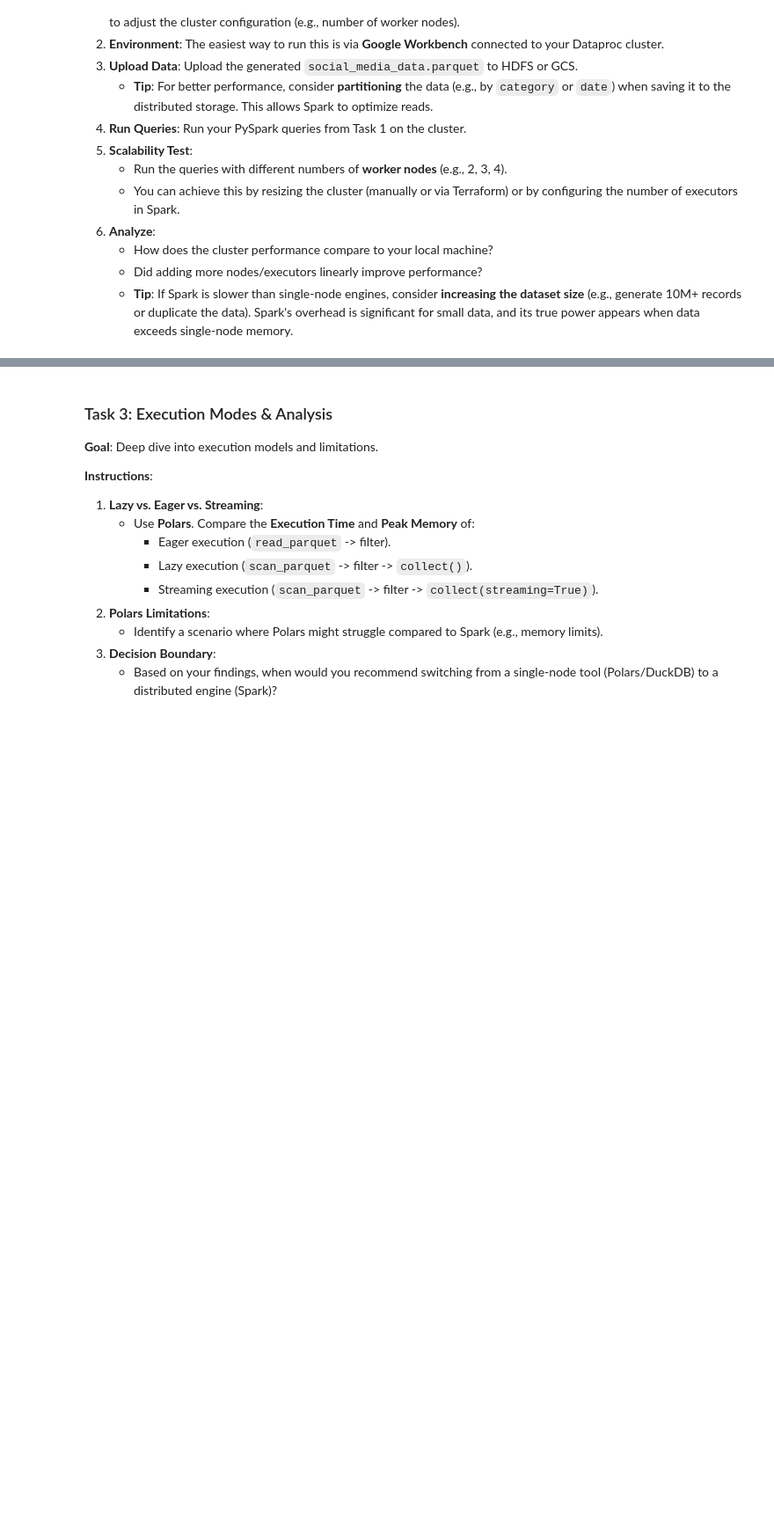
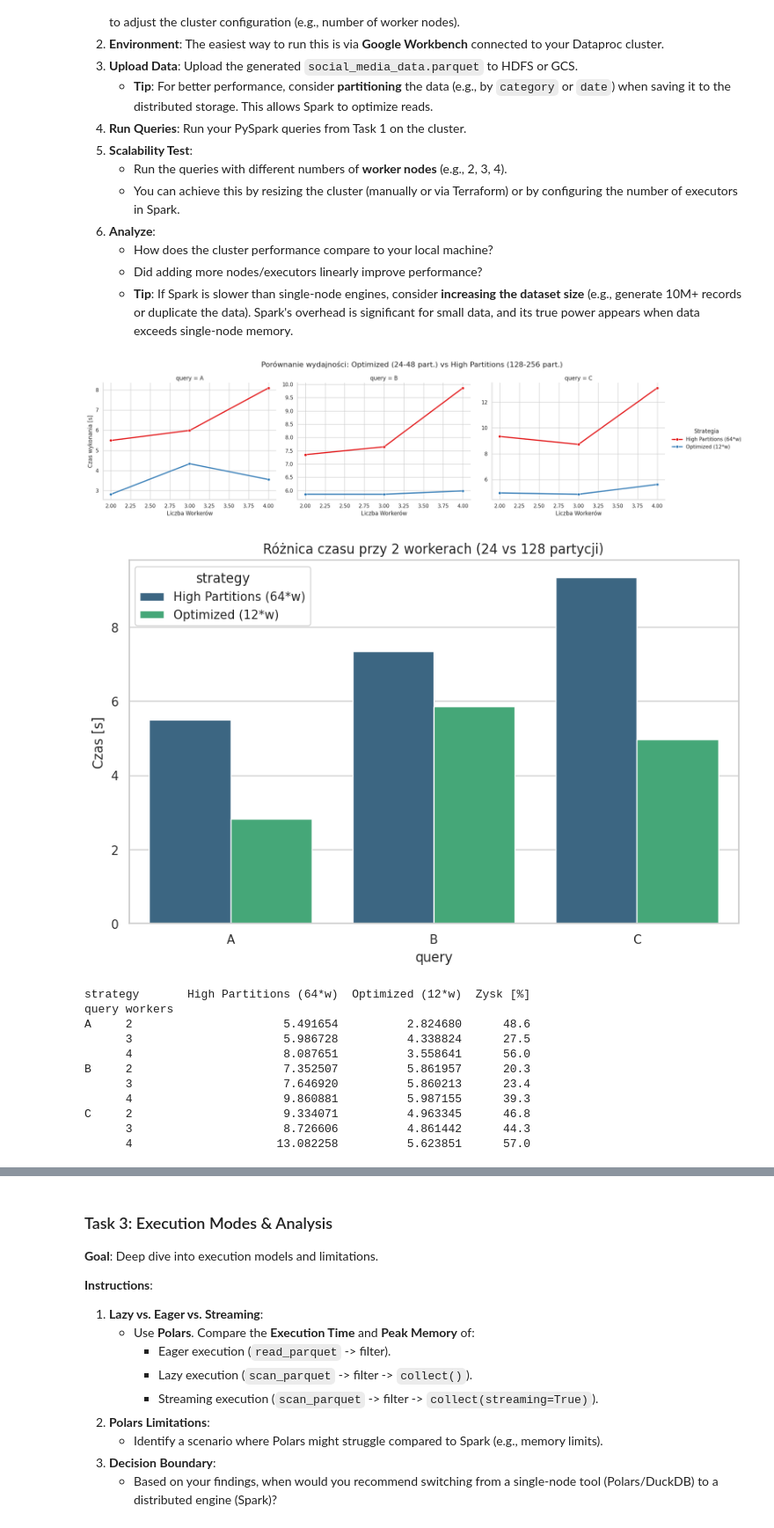
Before and after one commit to Felooo8/tbd-workshop-1, a Jupyter notebook: notebooks/tbd_phase_2.ipynb, the cells around one changed output, grey strips where cells are left out. Shown at 88% size. Drawn from its saved outputs; the diff is of its cells as text; code cells hidden in the pictures; blank space fills up the shorter version.

```diff
--- a/notebooks/tbd_phase_2.ipynb
+++ b/notebooks/tbd_phase_2.ipynb
@@ -613,0 +737,58 @@ Podsumowując, wyniki ilościowe potwierdzają, że dla przetwarzania danych mie
+# %%
+import pandas as pd
+import matplotlib.pyplot as plt
+import seaborn as sns
+import glob
+import os
+
+def load_results(base_path, strategy_name):
+    path_pattern = os.path.join(base_path, "task2", "phase2_task2_w*", "part-*.csv")
+    files = glob.glob(path_pattern)
+    if not files: return pd.DataFrame()
+    df_list = []
+    for f in files:
+        tmp = pd.read_csv(f)
+        tmp.columns = tmp.columns.str.strip()
+        tmp['strategy'] = strategy_name
+        df_list.append(tmp)
+    return pd.concat(df_list, ignore_index=True)
+
+df_new = load_results("../tbd-phase2/results", "Optimized (12*w)")
+df_old = load_results("../tbd-phase2/results_high", "High Partitions (64*w)")
+
+df_all = pd.concat([df_new, df_old], ignore_index=True)
+df_all = df_all.sort_values(['query', 'workers', 'strategy'])
+
+sns.set_theme(style="whitegrid")
+
+g = sns.FacetGrid(df_all, col="query", hue="strategy", height=5, aspect=1.2, palette="Set1", sharey=False)
+g.map(sns.lineplot, "workers", "time_mean_s", marker="o", linewidth=2.5)
+g.add_legend(title="Strategia")
+g.set_axis_labels("Liczba Workerów", "Czas wykonania [s]")
+g.fig.suptitle('Porównanie wydajności: Optimized (24-48 part.) vs High Partitions (128-256 part.)', fontsize=16)
+plt.subplots_adjust(top=0.85)
+plt.show()
+
+plt.figure(figsize=(10, 6))
+sns.barplot(data=df_all[df_all['workers'] == 2], x='query', y='time_mean_s', hue='strategy', palette="viridis")
+plt.title('Różnica czasu przy 2 workerach (24 vs 128 partycji)')
+plt.ylabel('Czas [s]')
+plt.show()
+
+summary = df_all.groupby(['query', 'workers', 'strategy'])['time_mean_s'].mean().unstack()
+summary['Zysk [%]'] = ((summary['High Partitions (64*w)'] - summary['Optimized (12*w)']) / summary['High Partitions (64*w)'] * 100).round(1)
+print(summary)
+# %% [output]
+[figure, added]
+[figure, added]
+strategy       High Partitions (64*w)  Optimized (12*w)  Zysk [%]
+query workers
+A     2                      5.491654          2.824680      48.6
+      3                      5.986728          4.338824      27.5
+      4                      8.087651          3.558641      56.0
+B     2                      7.352507          5.861957      20.3
+      3                      7.646920          5.860213      23.4
+      4                      9.860881          5.987155      39.3
+C     2                      9.334071          4.963345      46.8
+      3                      8.726606          4.861442      44.3
+      4                     13.082258          5.623851      57.0
```
Also changed, not shown: parts of 4 cells of this notebook, 11 other files.
